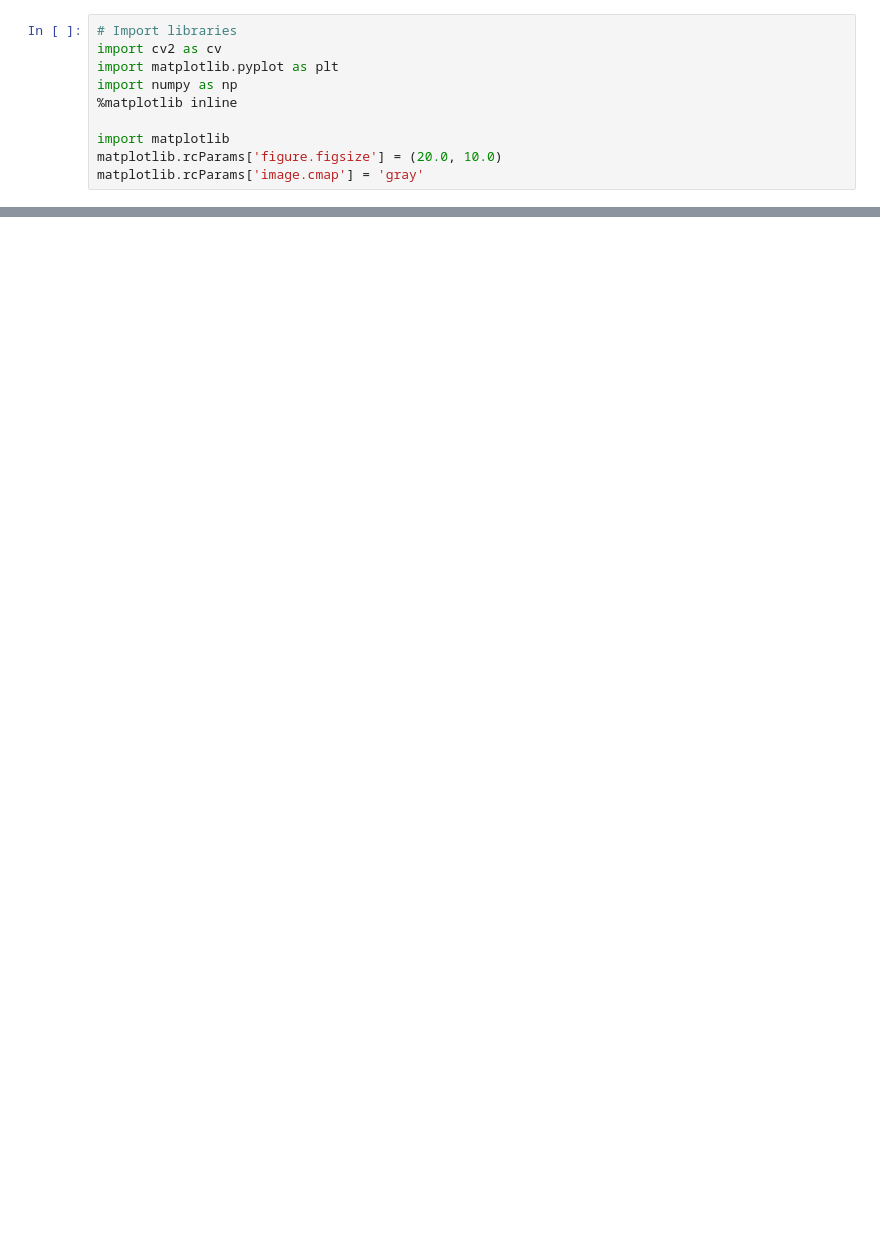
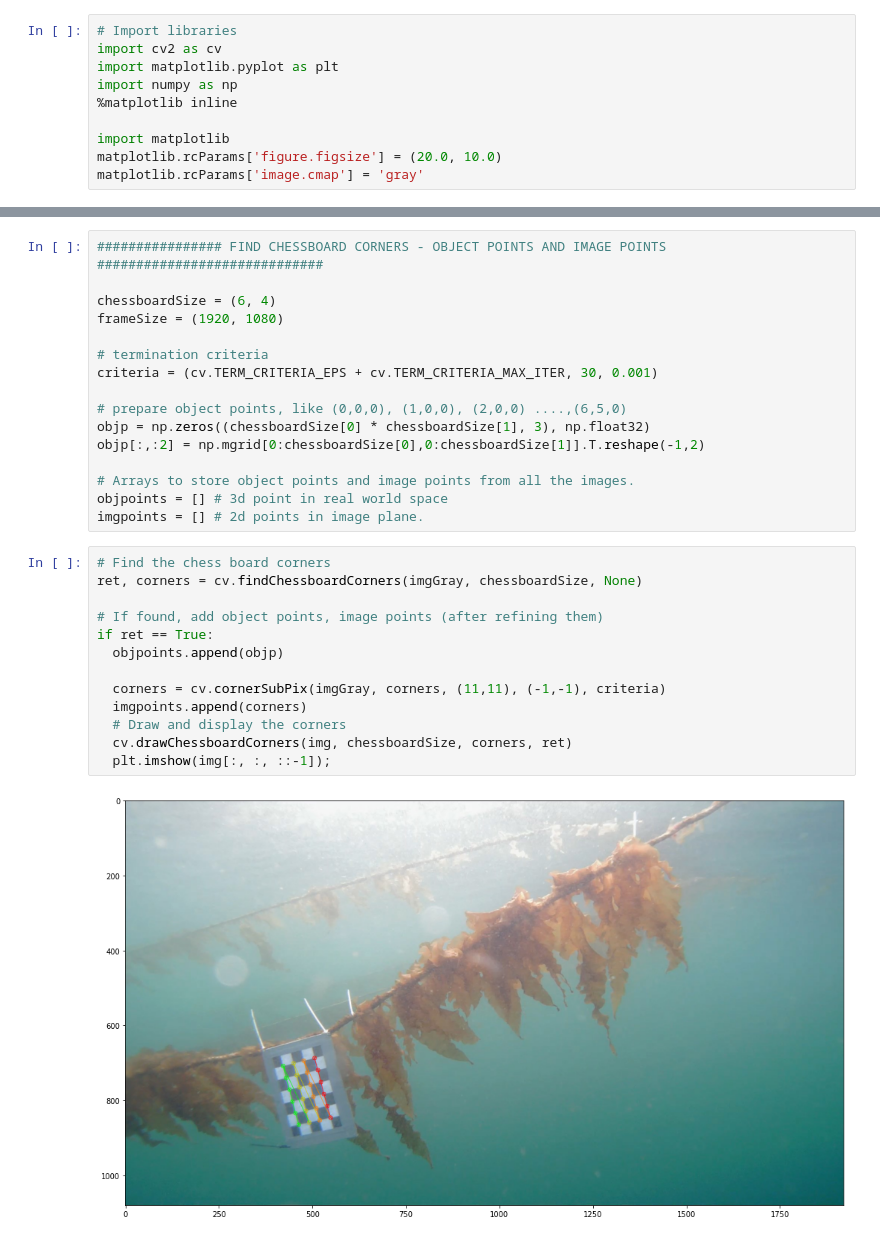
Before and after one commit to martimov/MoniTARE, a Jupyter notebook: Segmentation.ipynb, the cells around one changed output, grey strips where cells are left out. Saved outputs shown, nothing was run; the diff lists cells and outputs as text; blank space fills up the shorter version.

```diff
--- a/Segmentation.ipynb
+++ b/Segmentation.ipynb
@@ -23,0 +32,31 @@ print(img.shape)
+# %%
+################ FIND CHESSBOARD CORNERS - OBJECT POINTS AND IMAGE POINTS #############################
+
+chessboardSize = (6, 4)
+frameSize = (1920, 1080)
+
+# termination criteria
+criteria = (cv.TERM_CRITERIA_EPS + cv.TERM_CRITERIA_MAX_ITER, 30, 0.001)
+
+# prepare object points, like (0,0,0), (1,0,0), (2,0,0) ....,(6,5,0)
+objp = np.zeros((chessboardSize[0] * chessboardSize[1], 3), np.float32)
+objp[:,:2] = np.mgrid[0:chessboardSize[0],0:chessboardSize[1]].T.reshape(-1,2)
+
+# Arrays to store object points and image points from all the images.
+objpoints = [] # 3d point in real world space
+imgpoints = [] # 2d points in image plane.
+# %%
+# Find the chess board corners
+ret, corners = cv.findChessboardCorners(imgGray, chessboardSize, None)
+
+# If found, add object points, image points (after refining them)
+if ret == True:
+  objpoints.append(objp)
+
+  corners = cv.cornerSubPix(imgGray, corners, (11,11), (-1,-1), criteria)
+  imgpoints.append(corners)
+  # Draw and display the corners
+  cv.drawChessboardCorners(img, chessboardSize, corners, ret)
+  plt.imshow(img[:, :, ::-1]);
+# %% [output]
+[figure, added]
```
Also changed, not shown: parts of 3 cells of this notebook.
